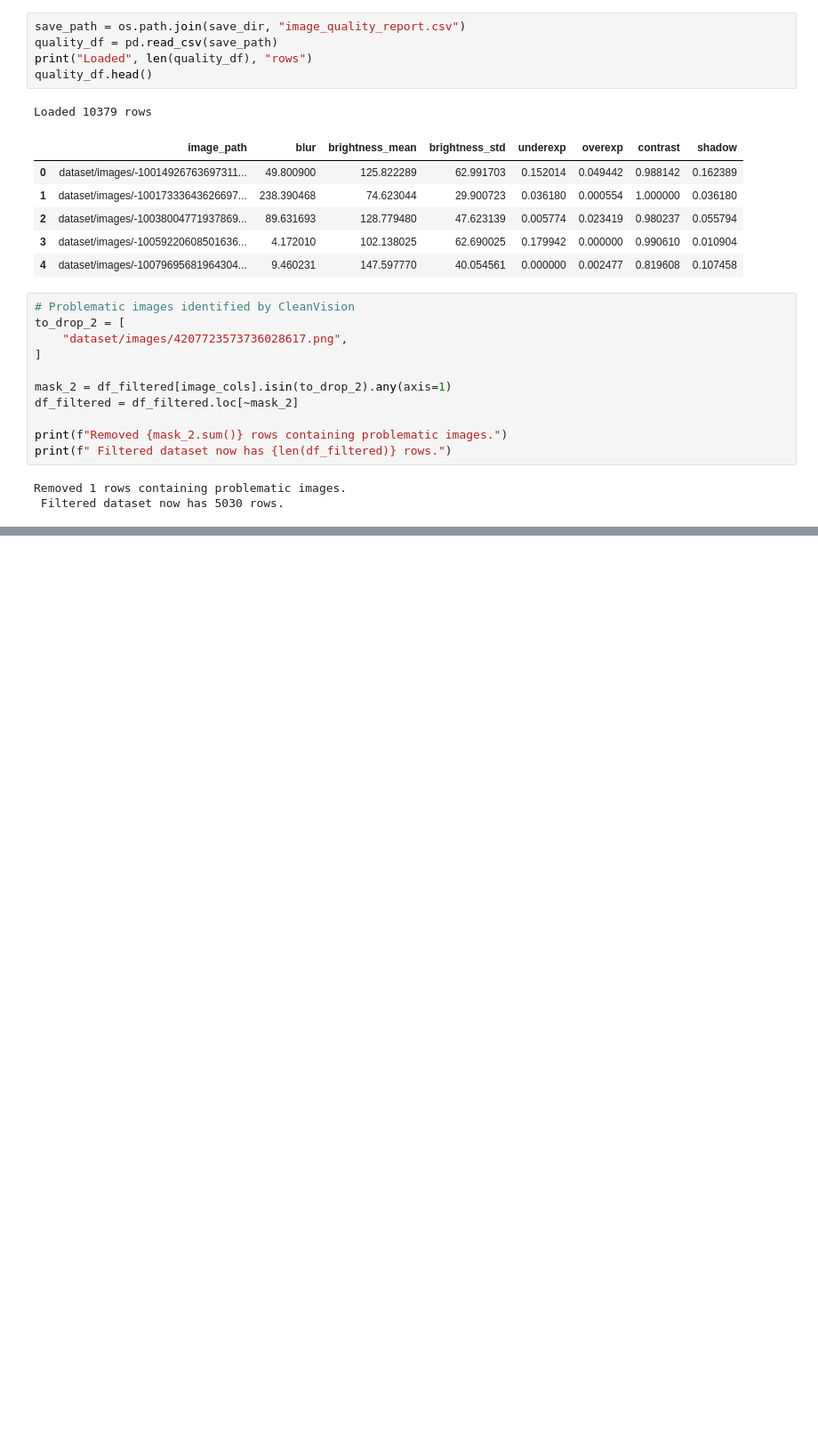
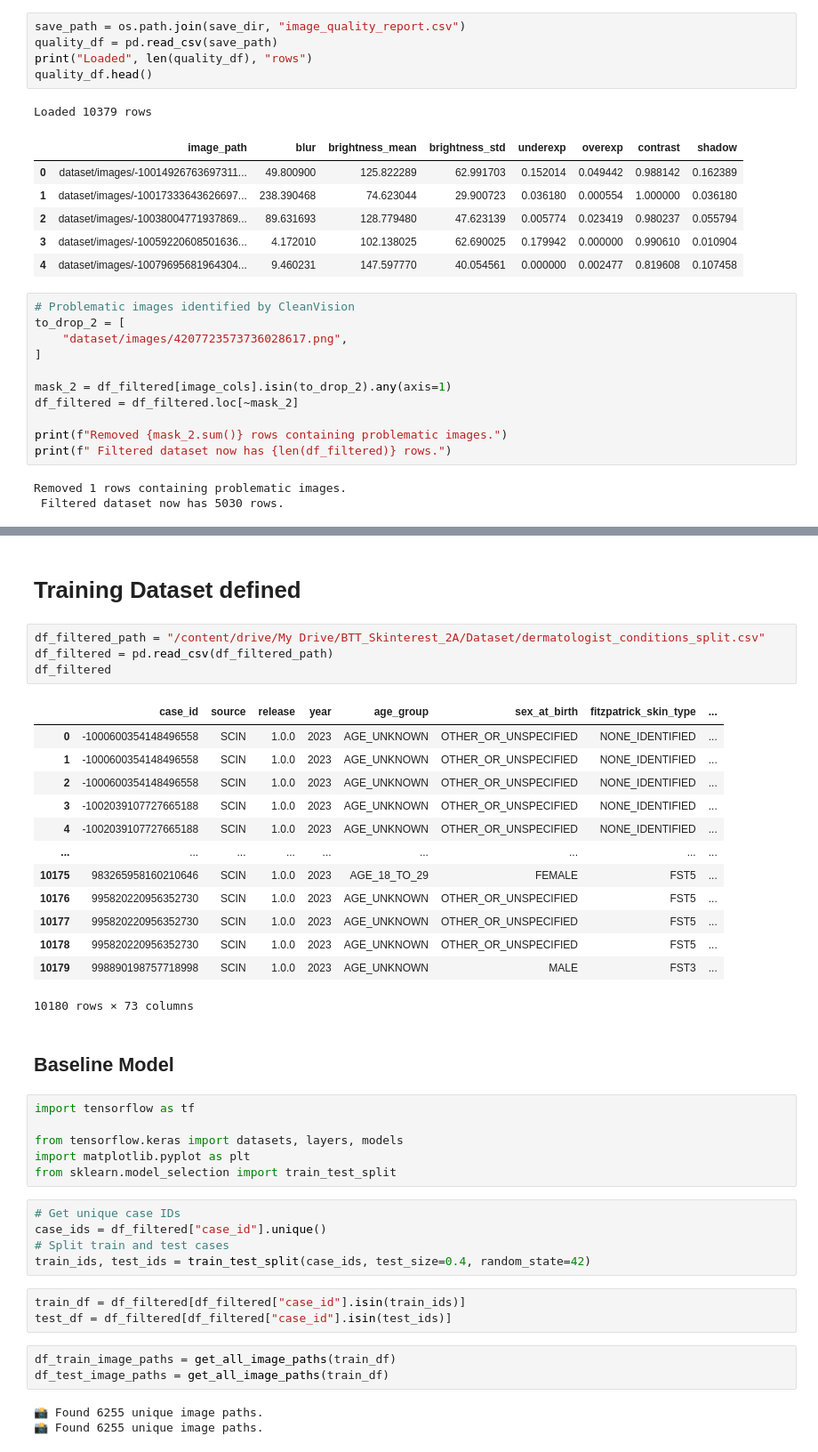
Before and after one commit to nbm016/multimodal_skin_condition_classification_skinterest_tech_2a, a Jupyter notebook: Model_Building.ipynb, the cells around one changed output, grey strips where cells are left out. Shown at 89% size. Saved outputs shown, nothing was run; the diff lists cells and outputs as text; blank space fills up the shorter version.

```diff
--- a/Model_Building.ipynb
+++ b/Model_Building.ipynb
@@ -481,0 +598,42 @@ Loaded 10379 rows
+# %% [markdown]
+# Training Dataset defined
+# %%
+df_filtered_path = "/content/drive/My Drive/BTT_Skinterest_2A/Dataset/dermatologist_conditions_split.csv"
+df_filtered = pd.read_csv(df_filtered_path)
+df_filtered
+# %% [output]
+|  | case_id | source | release | year | age_group | sex_at_birth | fitzpatrick_skin_type | ... |
+| 0 | -1000600354148496558 | SCIN | 1.0.0 | 2023 | AGE_UNKNOWN | OTHER_OR_UNSPECIFIED | NONE_IDENTIFIED | ... |
+| 1 | -1000600354148496558 | SCIN | 1.0.0 | 2023 | AGE_UNKNOWN | OTHER_OR_UNSPECIFIED | NONE_IDENTIFIED | ... |
+| 2 | -1000600354148496558 | SCIN | 1.0.0 | 2023 | AGE_UNKNOWN | OTHER_OR_UNSPECIFIED | NONE_IDENTIFIED | ... |
+| 3 | -1002039107727665188 | SCIN | 1.0.0 | 2023 | AGE_UNKNOWN | OTHER_OR_UNSPECIFIED | NONE_IDENTIFIED | ... |
+| 4 | -1002039107727665188 | SCIN | 1.0.0 | 2023 | AGE_UNKNOWN | OTHER_OR_UNSPECIFIED | NONE_IDENTIFIED | ... |
+| ... | ... | ... | ... | ... | ... | ... | ... | ... |
+| 10175 | 983265958160210646 | SCIN | 1.0.0 | 2023 | AGE_18_TO_29 | FEMALE | FST5 | ... |
+| 10176 | 995820220956352730 | SCIN | 1.0.0 | 2023 | AGE_UNKNOWN | OTHER_OR_UNSPECIFIED | FST5 | ... |
+| 10177 | 995820220956352730 | SCIN | 1.0.0 | 2023 | AGE_UNKNOWN | OTHER_OR_UNSPECIFIED | FST5 | ... |
+| 10178 | 995820220956352730 | SCIN | 1.0.0 | 2023 | AGE_UNKNOWN | OTHER_OR_UNSPECIFIED | FST5 | ... |
+| 10179 | 998890198757718998 | SCIN | 1.0.0 | 2023 | AGE_UNKNOWN | MALE | FST3 | ... |
+10180 rows × 73 columns
+# %% [markdown]
+## Baseline Model
+# %%
+import tensorflow as tf
+
+from tensorflow.keras import datasets, layers, models
+import matplotlib.pyplot as plt
+from sklearn.model_selection import train_test_split
+# %%
+# Get unique case IDs
+case_ids = df_filtered["case_id"].unique()
+# Split train and test cases
+train_ids, test_ids = train_test_split(case_ids, test_size=0.4, random_state=42)
+# %%
+train_df = df_filtered[df_filtered["case_id"].isin(train_ids)]
+test_df = df_filtered[df_filtered["case_id"].isin(test_ids)]
+# %%
+df_train_image_paths = get_all_image_paths(train_df)
+df_test_image_paths = get_all_image_paths(train_df)
+# %% [output]
+📸 Found 6255 unique image paths.
+📸 Found 6255 unique image paths.
```
Also changed, not shown: parts of 16 cells of this notebook.
